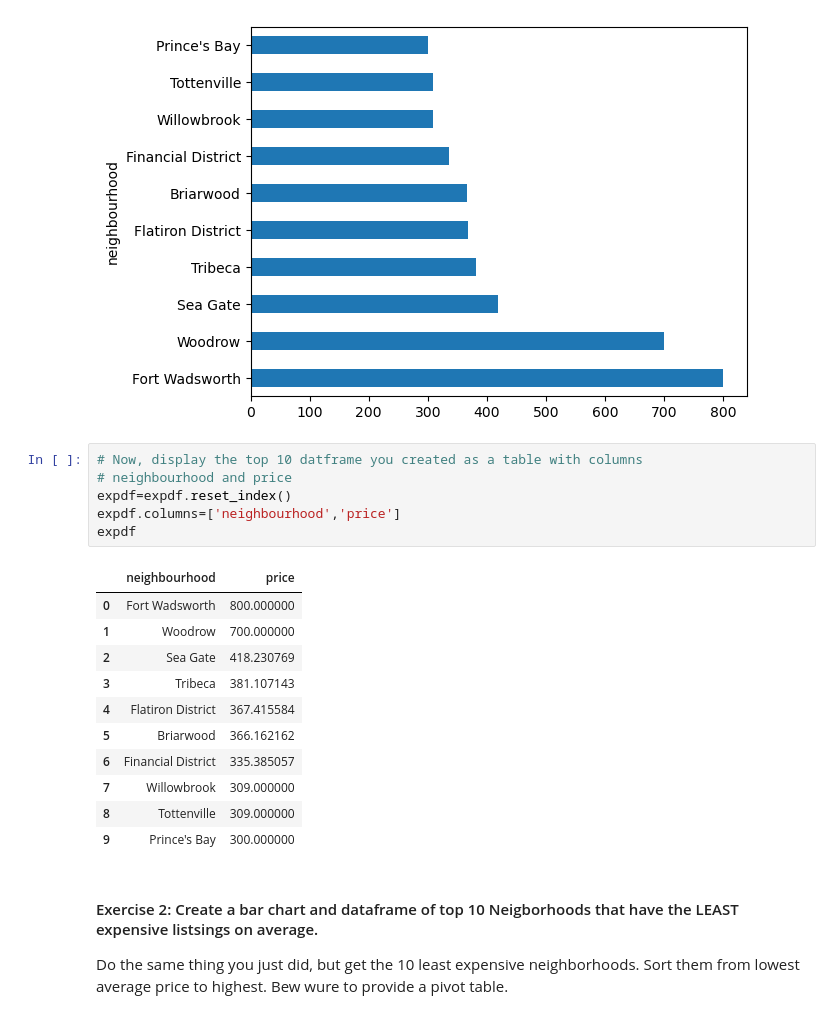
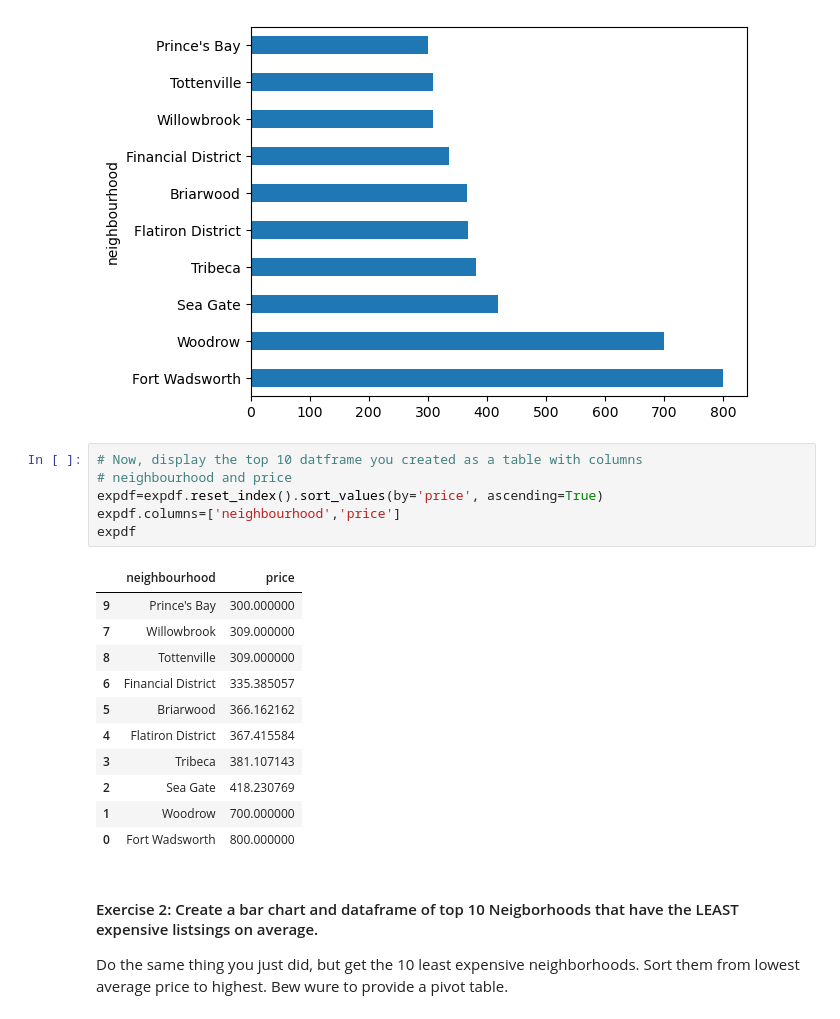
Before and after one commit to Mansur-Mahdee/2024-DS-Tue, a Jupyter notebook: Week-03-Data_Analytics-Data_Viz-BI_tools/Exercise-MM.ipynb, the cells around one changed output. Saved outputs shown, nothing was run; the diff lists cells and outputs as text.

```diff
--- a/Week-03-Data_Analytics-Data_Viz-BI_tools/Exercise-MM.ipynb
+++ b/Week-03-Data_Analytics-Data_Viz-BI_tools/Exercise-MM.ipynb
@@ -31,21 +31,21 @@ expdf.plot.barh()
 # %%
 # Now, display the top 10 datframe you created as a table with columns
 # neighbourhood and price
-expdf=expdf.reset_index()
+expdf=expdf.reset_index().sort_values(by='price', ascending=True)
 expdf.columns=['neighbourhood','price']
 expdf
 # %% [output]
 |  | neighbourhood | price |
-| 0 | Fort Wadsworth | 800.000000 |
-| 1 | Woodrow | 700.000000 |
-| 2 | Sea Gate | 418.230769 |
-| 3 | Tribeca | 381.107143 |
-| 4 | Flatiron District | 367.415584 |
-| 5 | Briarwood | 366.162162 |
-| 6 | Financial District | 335.385057 |
+| 9 | Prince's Bay | 300.000000 |
 | 7 | Willowbrook | 309.000000 |
 | 8 | Tottenville | 309.000000 |
-| 9 | Prince's Bay | 300.000000 |
+| 6 | Financial District | 335.385057 |
+| 5 | Briarwood | 366.162162 |
+| 4 | Flatiron District | 367.415584 |
+| 3 | Tribeca | 381.107143 |
+| 2 | Sea Gate | 418.230769 |
+| 1 | Woodrow | 700.000000 |
+| 0 | Fort Wadsworth | 800.000000 |
 # %% [markdown]
 ####  Exercise 2: Create a bar chart and dataframe of top 10 Neigborhoods that have the LEAST expensive listsings on average.
 
```
Also changed, not shown: parts of 2 cells of this notebook.
